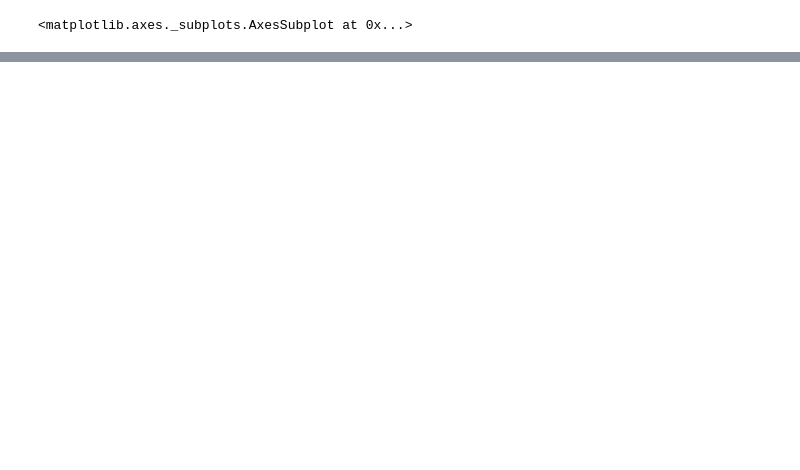
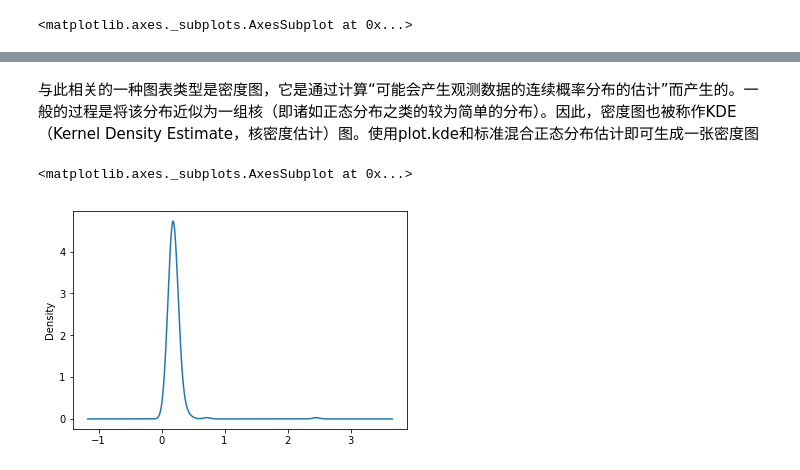
Before and after one commit to Chen-guoyi/Python-data-analysis, a Jupyter notebook: 第 9 章 绘图和可视化.ipynb, the cells around one changed output, grey strips where cells are left out. Drawn from its saved outputs; the diff is of its cells as text; code cells hidden in the pictures; blank space fills up the shorter version.

```diff
--- a/第 9 章 绘图和可视化.ipynb
+++ b/第 9 章 绘图和可视化.ipynb
@@ -485,0 +501,13 @@ sns.set(style='whitegrid')
+# %% [markdown]
+与此相关的一种图表类型是密度图，它是通过计算“可能会产生观测数据的连续概率分布的估计”而产生的。一般的过程是将该分布近似为一组核（即诸如正态分布之类的较为简单的分布）。因此，密度图也被称作KDE（Kernel Density Estimate，核密度估计）图。使用plot.kde和标准混合正态分布估计即可生成一张密度图
+# %%
+import pandas as pd
+import seaborn as sns
+
+tips = pd.read_csv('tips.csv')
+tips['tip_pct'] = tips['tip'] / (tips['total_bill'] - tips['tip'])
+tips.head()
+tips['tip_pct'].plot.density()
+# %% [output]
+<matplotlib.axes._subplots.AxesSubplot at 0x...>
+[figure, added]
```
Also changed, not shown: parts of 18 cells of this notebook.
